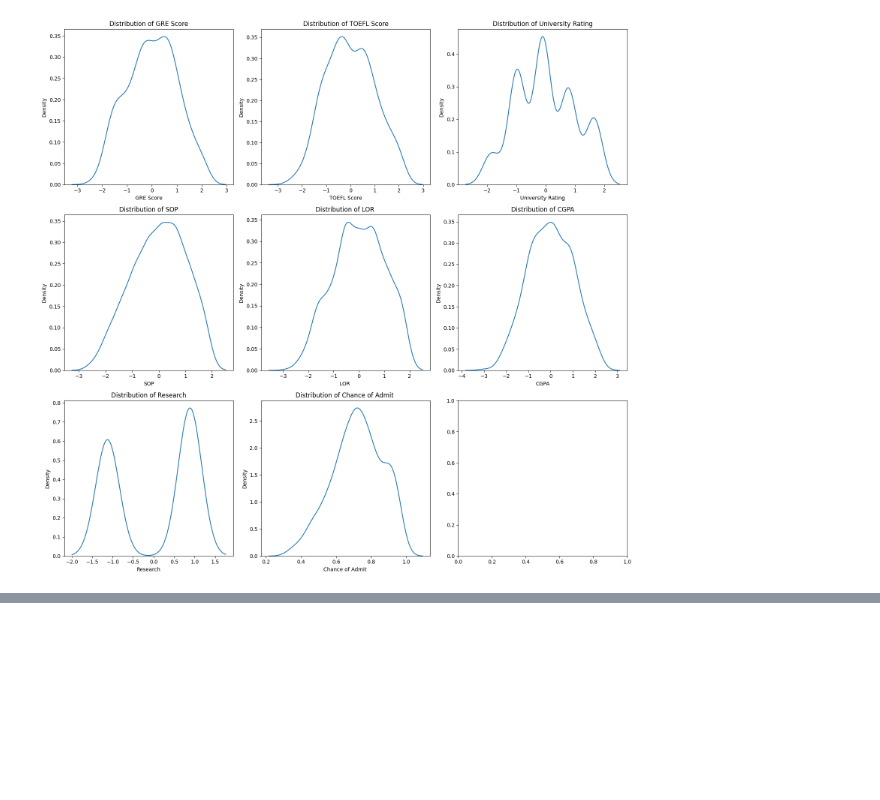
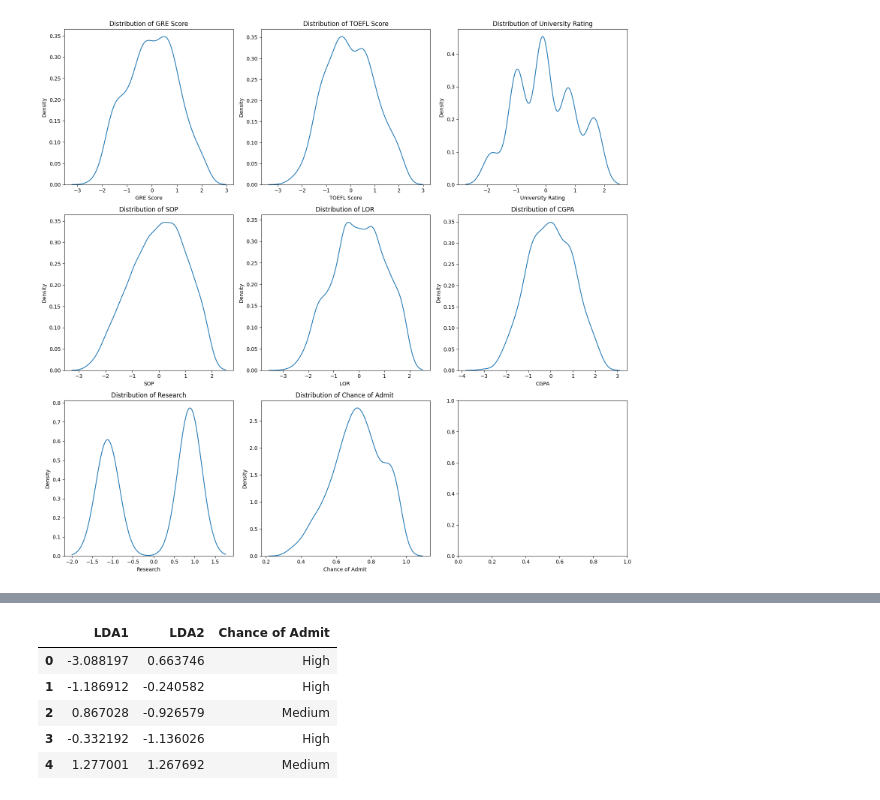
Before and after one commit to zoddtheimmortal/ml-assignments, a Jupyter notebook: a3/main.ipynb, the cells around one changed output, grey strips where cells are left out. Saved outputs shown, nothing was run; the diff lists cells and outputs as text; code cells hidden in the pictures; blank space fills up the shorter version.

```diff
--- a/a3/main.ipynb
+++ b/a3/main.ipynb
@@ -152,0 +194,21 @@ visualize_kde(df)
+# %%
+from sklearn.discriminant_analysis import LinearDiscriminantAnalysis
+from sklearn.model_selection import train_test_split
+
+X=df.drop(['Chance of Admit '],axis=1)
+y=df['Chance of Admit ']
+
+lda=LinearDiscriminantAnalysis()
+X=lda.fit_transform(X,y)
+
+df=pd.DataFrame(X,columns=['LDA1','LDA2'])
+df['Chance of Admit ']=y
+
+df.head()
+# %% [output]
+|  | LDA1 | LDA2 | Chance of Admit |
+| 0 | -3.088197 | 0.663746 | High |
+| 1 | -1.186912 | -0.240582 | High |
+| 2 | 0.867028 | -0.926579 | Medium |
+| 3 | -0.332192 | -1.136026 | High |
+| 4 | 1.277001 | 1.267692 | Medium |
```
Also changed, not shown: parts of 8 cells of this notebook.
